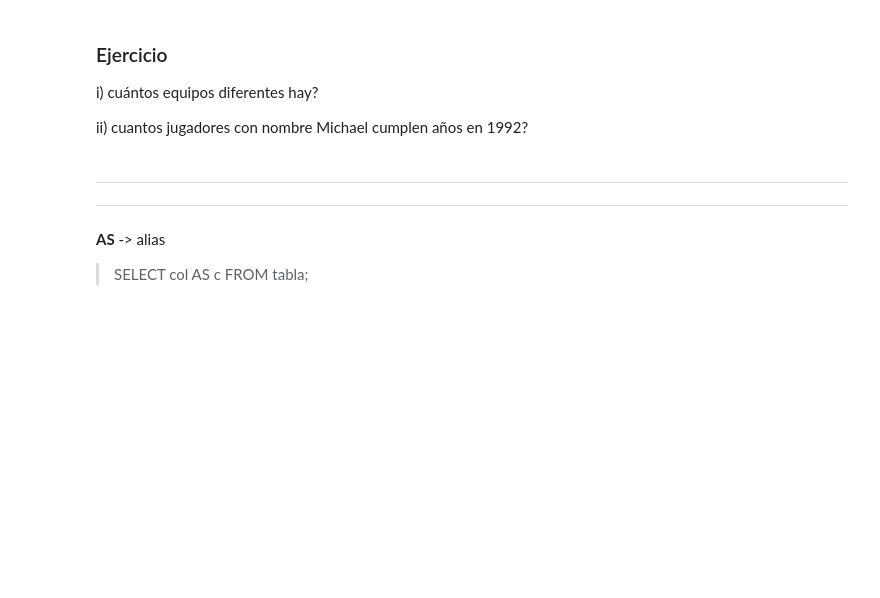
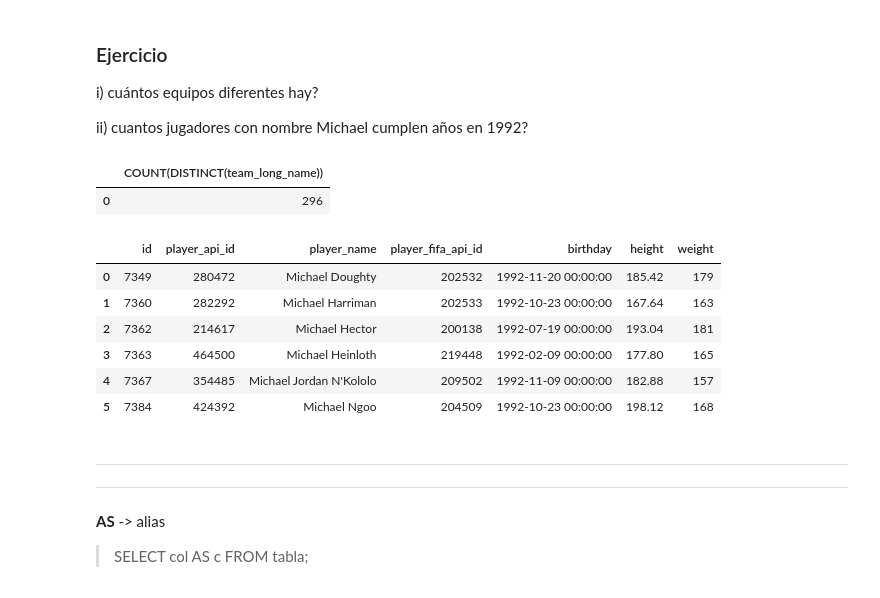
Before and after one commit to alrakomala/DataScienceDCI, a Jupyter notebook: SQL/ejemplo_sqlite.ipynb, the cells around one changed output. Saved outputs shown, nothing was run; the diff lists cells and outputs as text; code cells hidden in the pictures; blank space fills up the shorter version.

```diff
--- a/SQL/ejemplo_sqlite.ipynb
+++ b/SQL/ejemplo_sqlite.ipynb
@@ -356,6 +356,22 @@ i) cuántos equipos diferentes hay?
 
 
 ii) cuantos jugadores con nombre Michael cumplen años en 1992?
+# %%
+pd.read_sql("""SELECT COUNT(DISTINCT(team_long_name))
+                FROM Team;""", conn)
+# %% [output]
+|  | COUNT(DISTINCT(team_long_name)) |
+| 0 | 296 |
+# %%
+pd.read_sql("""SELECT * FROM Player WHERE player_name LIKE 'Michael%' AND birthday BETWEEN '1992-01-01' AND '1992-12-31';""", conn)
+# %% [output]
+|  | id | player_api_id | player_name | player_fifa_api_id | birthday | height | weight |
+| 0 | 7349 | 280472 | Michael Doughty | 202532 | 1992-11-20 00:00:00 | 185.42 | 179 |
+| 1 | 7360 | 282292 | Michael Harriman | 202533 | 1992-10-23 00:00:00 | 167.64 | 163 |
+| 2 | 7362 | 214617 | Michael Hector | 200138 | 1992-07-19 00:00:00 | 193.04 | 181 |
+| 3 | 7363 | 464500 | Michael Heinloth | 219448 | 1992-02-09 00:00:00 | 177.80 | 165 |
+| 4 | 7367 | 354485 | Michael Jordan N'Kololo | 209502 | 1992-11-09 00:00:00 | 182.88 | 157 |
+| 5 | 7384 | 424392 | Michael Ngoo | 204509 | 1992-10-23 00:00:00 | 198.12 | 168 |
 # %% [markdown]
 ----
 ----
```
Also changed, not shown: 2 other files.
